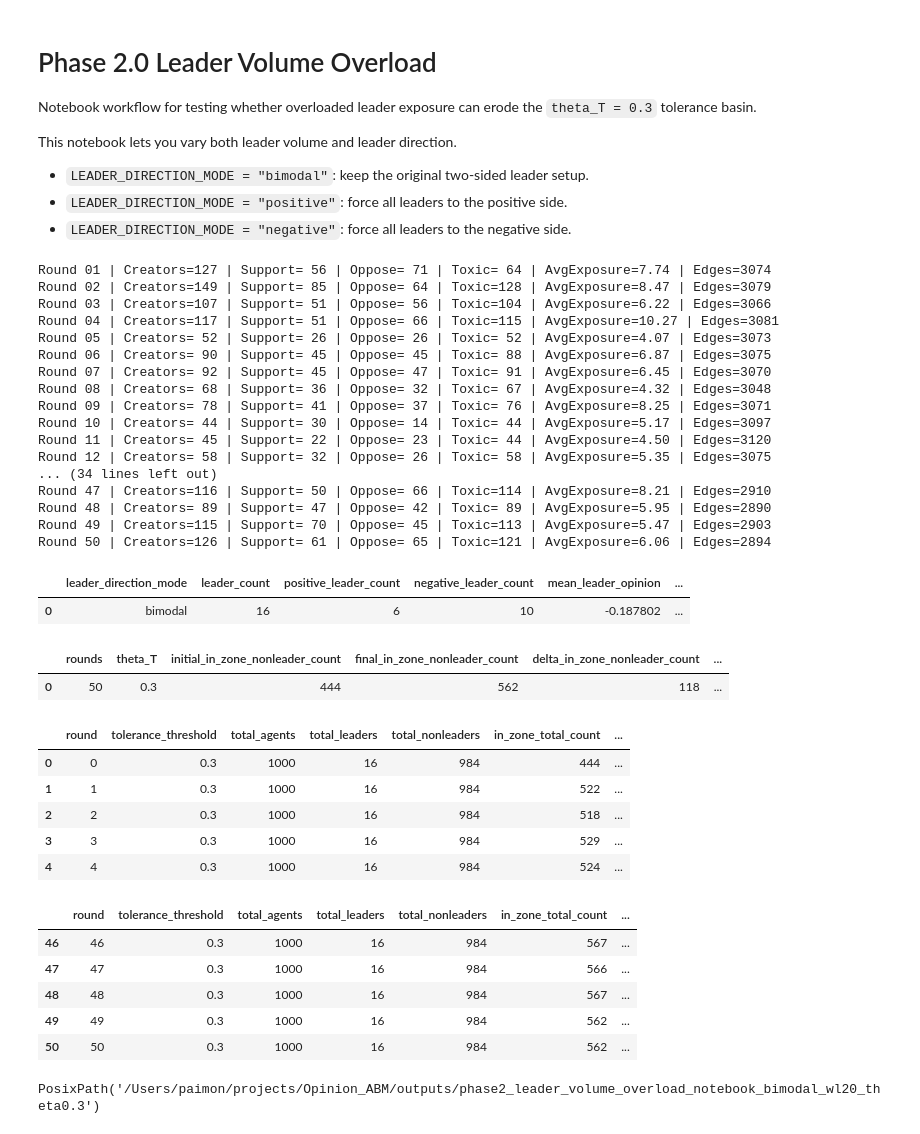
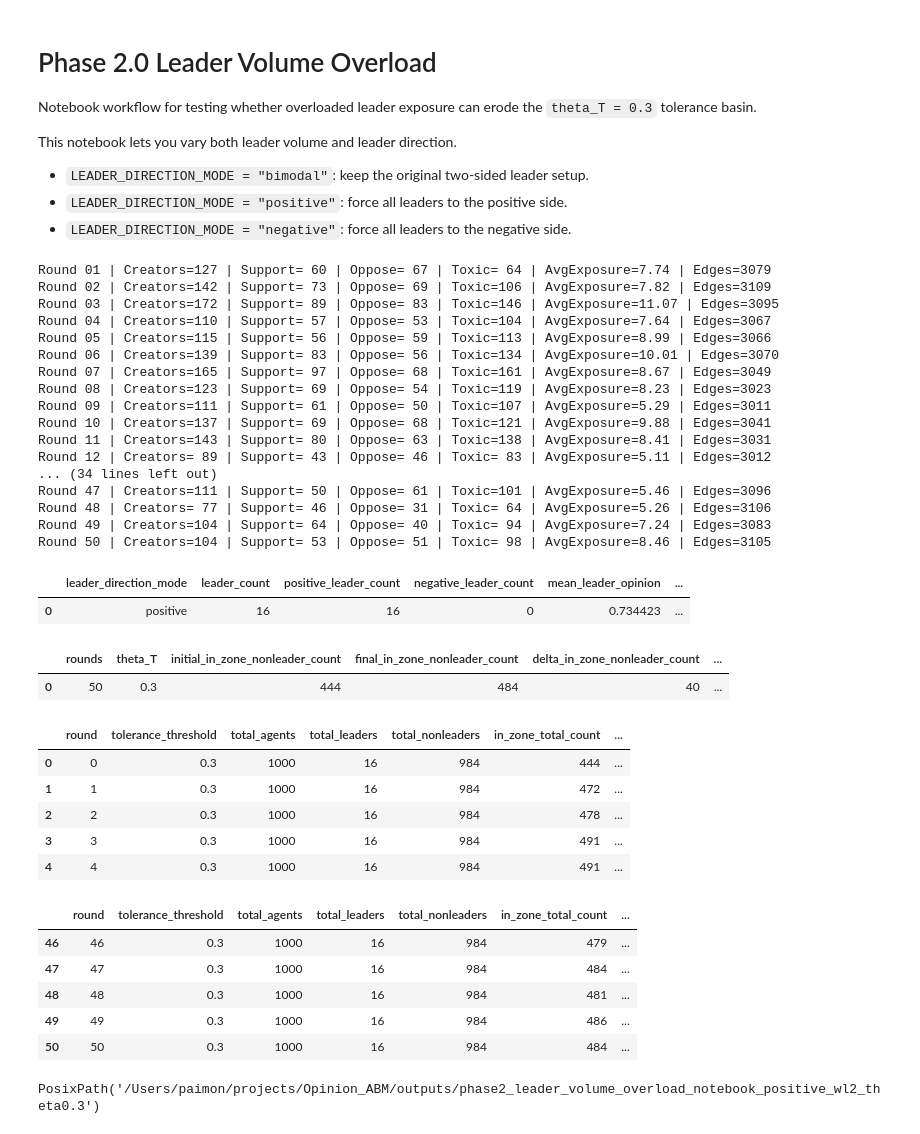
Before and after one commit to 666feiyu666/Opinion_ABM, a Jupyter notebook: notebooks/Phase2_Leader_Volume_Overload.ipynb, the cells around one changed output. Saved outputs shown, nothing was run; the diff lists cells and outputs as text; code cells hidden in the pictures.

```diff
--- a/notebooks/Phase2_Leader_Volume_Overload.ipynb
+++ b/notebooks/Phase2_Leader_Volume_Overload.ipynb
@@ -33,7 +33,7 @@ from utils import ensure_directory, project_path, set_random_seed
 SEED = DEFAULT_SEED
 ROUNDS = 50
 THETA_T = 0.3
-LEADER_WEIGHT = 10.0
+LEADER_WEIGHT = 2.0
 LEADER_DIRECTION_MODE = "positive"  # options: "bimodal", "positive", "negative"
 OUTPUT_SUBDIR_ROOT = "phase2_leader_volume_overload_notebook"
 # %%
@@ -225,6 +225,7 @@ def run_notebook_experiment(rounds, seed, tolerance_threshold, leader_weight, le
 
     return {
         "params": params,
+        "agents": agents,
         "history_df": history_df,
         "zone_df": zone_df,
         "summary_df": summary_df,
@@ -235,60 +236,62 @@ def run_notebook_experiment(rounds, seed, tolerance_threshold, leader_weight, le
 # %%
 results = run_notebook_experiment(
     rounds=ROUNDS,
     seed=SEED,
     tolerance_threshold=THETA_T,
     leader_weight=LEADER_WEIGHT,
     leader_direction_mode=LEADER_DIRECTION_MODE,
     output_subdir_root=OUTPUT_SUBDIR_ROOT,
 )
 
+params = results["params"]
+agents = results["agents"]
 zone_df = results["zone_df"]
 summary_df = results["summary_df"]
 history_df = results["history_df"]
 leader_df = results["leader_df"]
 leader_summary = results["leader_summary"]
 output_dir = results["output_dir"]
 
 display(leader_summary)
 display(summary_df)
 display(zone_df.head())
 display(zone_df.tail())
 output_dir
 # %% [output]
-Round 01 | Creators=127 | Support= 56 | Oppose= 71 | Toxic= 64 | AvgExposure=7.74 | Edges=3074
-Round 02 | Creators=149 | Support= 85 | Oppose= 64 | Toxic=128 | AvgExposure=8.47 | Edges=3079
-Round 03 | Creators=107 | Support= 51 | Oppose= 56 | Toxic=104 | AvgExposure=6.22 | Edges=3066
-Round 04 | Creators=117 | Support= 51 | Oppose= 66 | Toxic=115 | AvgExposure=10.27 | Edges=3081
-Round 05 | Creators= 52 | Support= 26 | Oppose= 26 | Toxic= 52 | AvgExposure=4.07 | Edges=3073
-Round 06 | Creators= 90 | Support= 45 | Oppose= 45 | Toxic= 88 | AvgExposure=6.87 | Edges=3075
-Round 07 | Creators= 92 | Support= 45 | Oppose= 47 | Toxic= 91 | AvgExposure=6.45 | Edges=3070
-Round 08 | Creators= 68 | Support= 36 | Oppose= 32 | Toxic= 67 | AvgExposure=4.32 | Edges=3048
-Round 09 | Creators= 78 | Support= 41 | Oppose= 37 | Toxic= 76 | AvgExposure=8.25 | Edges=3071
-Round 10 | Creators= 44 | Support= 30 | Oppose= 14 | Toxic= 44 | AvgExposure=5.17 | Edges=3097
-Round 11 | Creators= 45 | Support= 22 | Oppose= 23 | Toxic= 44 | AvgExposure=4.50 | Edges=3120
-Round 12 | Creators= 58 | Support= 32 | Oppose= 26 | Toxic= 58 | AvgExposure=5.35 | Edges=3075
+Round 01 | Creators=127 | Support= 60 | Oppose= 67 | Toxic= 64 | AvgExposure=7.74 | Edges=3079
+Round 02 | Creators=142 | Support= 73 | Oppose= 69 | Toxic=106 | AvgExposure=7.82 | Edges=3109
+Round 03 | Creators=172 | Support= 89 | Oppose= 83 | Toxic=146 | AvgExposure=11.07 | Edges=3095
+Round 04 | Creators=110 | Support= 57 | Oppose= 53 | Toxic=104 | AvgExposure=7.64 | Edges=3067
+Round 05 | Creators=115 | Support= 56 | Oppose= 59 | Toxic=113 | AvgExposure=8.99 | Edges=3066
+Round 06 | Creators=139 | Support= 83 | Oppose= 56 | Toxic=134 | AvgExposure=10.01 | Edges=3070
+Round 07 | Creators=165 | Support= 97 | Oppose= 68 | Toxic=161 | AvgExposure=8.67 | Edges=3049
+Round 08 | Creators=123 | Support= 69 | Oppose= 54 | Toxic=119 | AvgExposure=8.23 | Edges=3023
+Round 09 | Creators=111 | Support= 61 | Oppose= 50 | Toxic=107 | AvgExposure=5.29 | Edges=3011
+Round 10 | Creators=137 | Support= 69 | Oppose= 68 | Toxic=121 | AvgExposure=9.88 | Edges=3041
+Round 11 | Creators=143 | Support= 80 | Oppose= 63 | Toxic=138 | AvgExposure=8.41 | Edges=3031
+Round 12 | Creators= 89 | Support= 43 | Oppose= 46 | Toxic= 83 | AvgExposure=5.11 | Edges=3012
 ... (34 lines left out)
-Round 47 | Creators=116 | Support= 50 | Oppose= 66 | Toxic=114 | AvgExposure=8.21 | Edges=2910
-Round 48 | Creators= 89 | Support= 47 | Oppose= 42 | Toxic= 89 | AvgExposure=5.95 | Edges=2890
-Round 49 | Creators=115 | Support= 70 | Oppose= 45 | Toxic=113 | AvgExposure=5.47 | Edges=2903
-Round 50 | Creators=126 | Support= 61 | Oppose= 65 | Toxic=121 | AvgExposure=6.06 | Edges=2894
+Round 47 | Creators=111 | Support= 50 | Oppose= 61 | Toxic=101 | AvgExposure=5.46 | Edges=3096
+Round 48 | Creators= 77 | Support= 46 | Oppose= 31 | Toxic= 64 | AvgExposure=5.26 | Edges=3106
+Round 49 | Creators=104 | Support= 64 | Oppose= 40 | Toxic= 94 | AvgExposure=7.24 | Edges=3083
+Round 50 | Creators=104 | Support= 53 | Oppose= 51 | Toxic= 98 | AvgExposure=8.46 | Edges=3105
 |  | leader_direction_mode | leader_count | positive_leader_count | negative_leader_count | mean_leader_opinion | ... |
-| 0 | bimodal | 16 | 6 | 10 | -0.187802 | ... |
+| 0 | positive | 16 | 16 | 0 | 0.734423 | ... |
 |  | rounds | theta_T | initial_in_zone_nonleader_count | final_in_zone_nonleader_count | delta_in_zone_nonleader_count | ... |
-| 0 | 50 | 0.3 | 444 | 562 | 118 | ... |
+| 0 | 50 | 0.3 | 444 | 484 | 40 | ... |
 |  | round | tolerance_threshold | total_agents | total_leaders | total_nonleaders | in_zone_total_count | ... |
 | 0 | 0 | 0.3 | 1000 | 16 | 984 | 444 | ... |
-| 1 | 1 | 0.3 | 1000 | 16 | 984 | 522 | ... |
-| 2 | 2 | 0.3 | 1000 | 16 | 984 | 518 | ... |
-| 3 | 3 | 0.3 | 1000 | 16 | 984 | 529 | ... |
-| 4 | 4 | 0.3 | 1000 | 16 | 984 | 524 | ... |
+| 1 | 1 | 0.3 | 1000 | 16 | 984 | 472 | ... |
+| 2 | 2 | 0.3 | 1000 | 16 | 984 | 478 | ... |
+| 3 | 3 | 0.3 | 1000 | 16 | 984 | 491 | ... |
+| 4 | 4 | 0.3 | 1000 | 16 | 984 | 491 | ... |
 |  | round | tolerance_threshold | total_agents | total_leaders | total_nonleaders | in_zone_total_count | ... |
-| 46 | 46 | 0.3 | 1000 | 16 | 984 | 567 | ... |
-| 47 | 47 | 0.3 | 1000 | 16 | 984 | 566 | ... |
-| 48 | 48 | 0.3 | 1000 | 16 | 984 | 567 | ... |
-| 49 | 49 | 0.3 | 1000 | 16 | 984 | 562 | ... |
-| 50 | 50 | 0.3 | 1000 | 16 | 984 | 562 | ... |
+| 46 | 46 | 0.3 | 1000 | 16 | 984 | 479 | ... |
+| 47 | 47 | 0.3 | 1000 | 16 | 984 | 484 | ... |
+| 48 | 48 | 0.3 | 1000 | 16 | 984 | 481 | ... |
+| 49 | 49 | 0.3 | 1000 | 16 | 984 | 486 | ... |
+| 50 | 50 | 0.3 | 1000 | 16 | 984 | 484 | ... |
-PosixPath('/Users/paimon/projects/Opinion_ABM/outputs/phase2_leader_volume_overload_notebook_bimodal_wl20_theta0.3')
+PosixPath('/Users/paimon/projects/Opinion_ABM/outputs/phase2_leader_volume_overload_notebook_positive_wl2_theta0.3')
 # %%
 fig, axes = plt.subplots(2, 1, figsize=(11, 8), sharex=True)
 
```
Also changed, not shown: parts of 4 cells of this notebook, 5 other files.
